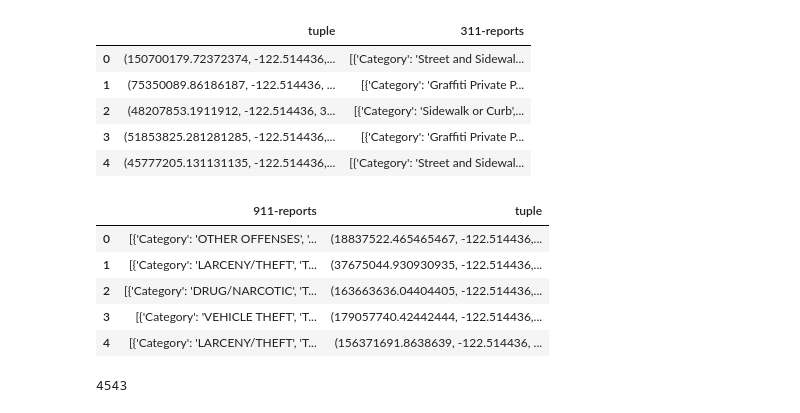
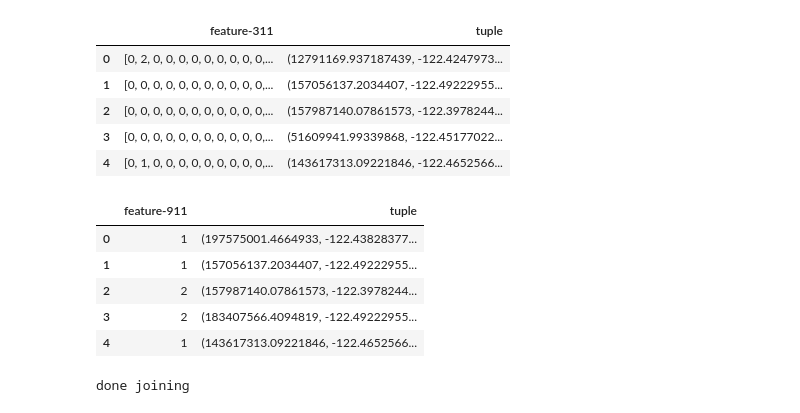
Before and after one commit to dolphyin/cs194-16-data_manatees, a Jupyter notebook: join_311_with_911.ipynb, the cells around one changed output. Saved outputs shown, nothing was run; the diff lists cells and outputs as text; code cells hidden in the pictures.

```diff
--- a/join_311_with_911.ipynb
+++ b/join_311_with_911.ipynb
@@ -1,36 +1,32 @@
 # %%
 import pandas as pd
-
 data_311 = pd.read_csv('df_311_ready_to_join.csv', na_values=['-'])
 data_311 = data_311.where((pd.notnull(data_311)), None)
-data_311['311-reports'] = data_311['reports']
-data_311= data_311.drop('reports', 1)
-data_311.head()
+data_311.head(5)
 # %% [output]
-|  | tuple | 311-reports |
-| 0 | (150700179.72372374, -122.514436,... | [{'Category': 'Street and Sidewal... |
-| 1 | (75350089.86186187, -122.514436, ... | [{'Category': 'Graffiti Private P... |
-| 2 | (48207853.1911912, -122.514436, 3... | [{'Category': 'Sidewalk or Curb',... |
-| 3 | (51853825.281281285, -122.514436,... | [{'Category': 'Graffiti Private P... |
-| 4 | (45777205.131131135, -122.514436,... | [{'Category': 'Street and Sidewal... |
+|  | feature-311 | tuple |
+| 0 | [0, 2, 0, 0, 0, 0, 0, 0, 0, 0, 0,... | (12791169.937187439, -122.4247973... |
+| 1 | [0, 0, 0, 0, 0, 0, 0, 0, 0, 0, 0,... | (157056137.2034407, -122.49222955... |
+| 2 | [0, 0, 0, 0, 0, 0, 0, 0, 0, 0, 0,... | (157987140.07861573, -122.3978244... |
+| 3 | [0, 0, 0, 0, 0, 0, 0, 0, 0, 0, 0,... | (51609941.99339868, -122.45177022... |
+| 4 | [0, 1, 0, 0, 0, 0, 0, 0, 0, 0, 0,... | (143617313.09221846, -122.4652566... |
 # %%
 data_911 = pd.read_csv('data_911_ready_to_join.csv', na_values=['-'])
 data_911 = data_911.where((pd.notnull(data_911)), None)
-data_911.head()
+data_911.head(5)
 # %% [output]
-|  | 911-reports | tuple |
-| 0 | [{'Category': 'OTHER OFFENSES', '... | (18837522.465465467, -122.514436,... |
-| 1 | [{'Category': 'LARCENY/THEFT', 'T... | (37675044.930930935, -122.514436,... |
-| 2 | [{'Category': 'DRUG/NARCOTIC', 'T... | (163663636.04404405, -122.514436,... |
-| 3 | [{'Category': 'VEHICLE THEFT', 'T... | (179057740.42442444, -122.514436,... |
-| 4 | [{'Category': 'LARCENY/THEFT', 'T... | (156371691.8638639, -122.514436, ... |
+|  | feature-911 | tuple |
+| 0 | 1 | (197575001.4664933, -122.43828377... |
+| 1 | 1 | (157056137.2034407, -122.49222955... |
+| 2 | 2 | (157987140.07861573, -122.3978244... |
+| 3 | 2 | (183407566.4094819, -122.49222955... |
+| 4 | 1 | (143617313.09221846, -122.4652566... |
 # %%
 joined_df = data_311.merge(data_911, how='left', on='tuple')
-#joined_df.to_csv("joined_data.csv", index_label=False)
-
-joined_df['911-reports'].count()
+joined_df = joined_df.where((pd.notnull(joined_df)), 0)
+print "done joining"
 # %% [output]
-4543
+done joining
 # %%
 joined_df.head()
 # %% [output]
```
Also changed, not shown: parts of 3 cells of this notebook, 3 other files.
